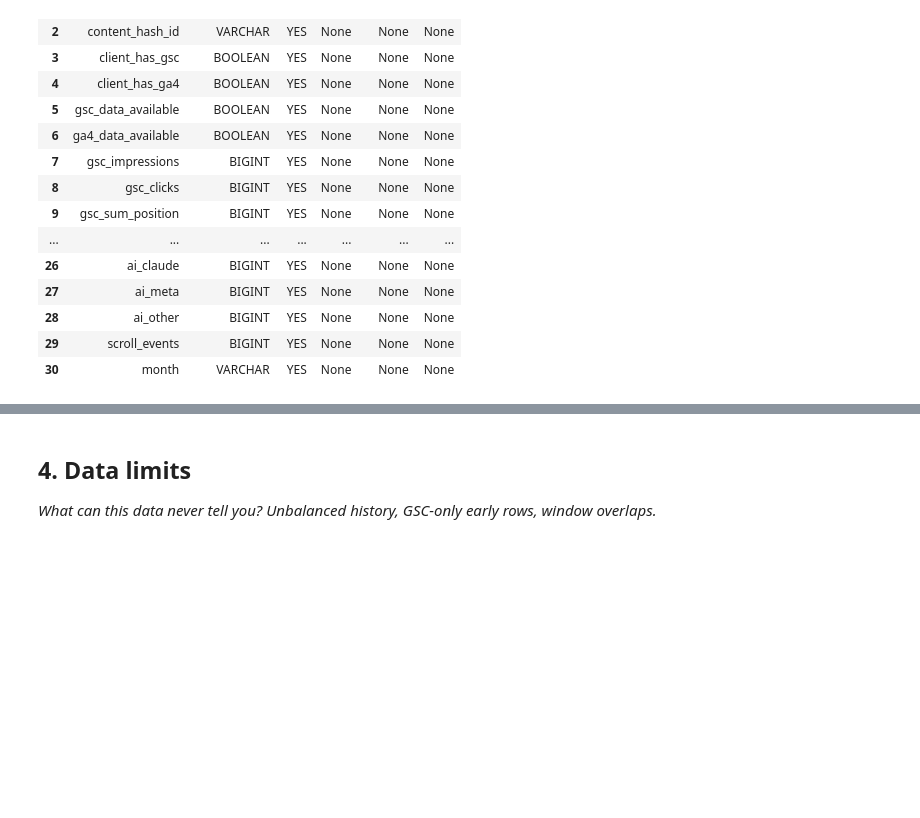
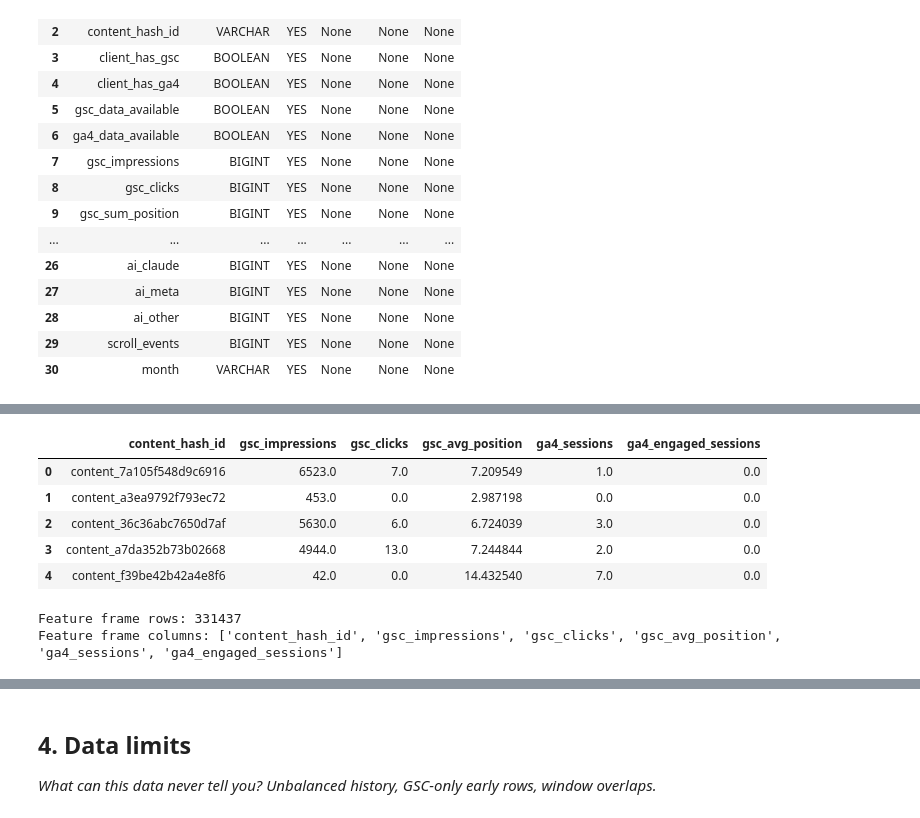
Before and after one commit to aleezafatima-21/Aleeza-flyrank-ml-internship, a Jupyter notebook: work/notebooks/w03_data_contract.ipynb, the cells around one changed output, grey strips where cells are left out. Saved outputs shown, nothing was run; the diff lists cells and outputs as text; code cells hidden in the pictures; blank space fills up the shorter version.

```diff
--- a/work/notebooks/w03_data_contract.ipynb
+++ b/work/notebooks/w03_data_contract.ipynb
@@ -218,0 +258,30 @@ display(columns)
+# %%
+feature_frame = con.execute("""
+    SELECT
+        content_hash_id,
+
+        SUM(gsc_impressions) AS gsc_impressions,
+        SUM(gsc_clicks) AS gsc_clicks,
+        AVG(gsc_avg_position) AS gsc_avg_position,
+        SUM(ga4_sessions) AS ga4_sessions,
+        SUM(ga4_engaged_sessions) AS ga4_engaged_sessions
+
+    FROM read_parquet(
+        'hf://datasets/FlyRank/internship-warehouse/fact_content_daily_performance/month=2026-03/*.parquet'
+    )
+
+    GROUP BY content_hash_id
+""").df()
+
+display(feature_frame.head())
+print("Feature frame rows:", len(feature_frame))
+print("Feature frame columns:", list(feature_frame.columns))
+# %% [output]
+|  | content_hash_id | gsc_impressions | gsc_clicks | gsc_avg_position | ga4_sessions | ga4_engaged_sessions |
+| 0 | content_7a105f548d9c6916 | 6523.0 | 7.0 | 7.209549 | 1.0 | 0.0 |
+| 1 | content_a3ea9792f793ec72 | 453.0 | 0.0 | 2.987198 | 0.0 | 0.0 |
+| 2 | content_36c36abc7650d7af | 5630.0 | 6.0 | 6.724039 | 3.0 | 0.0 |
+| 3 | content_a7da352b73b02668 | 4944.0 | 13.0 | 7.244844 | 2.0 | 0.0 |
+| 4 | content_f39be42b42a4e8f6 | 42.0 | 0.0 | 14.432540 | 7.0 | 0.0 |
+Feature frame rows: 331437
+Feature frame columns: ['content_hash_id', 'gsc_impressions', 'gsc_clicks', 'gsc_avg_position', 'ga4_sessions', 'ga4_engaged_sessions']
```
Also changed, not shown: parts of 13 cells of this notebook.
